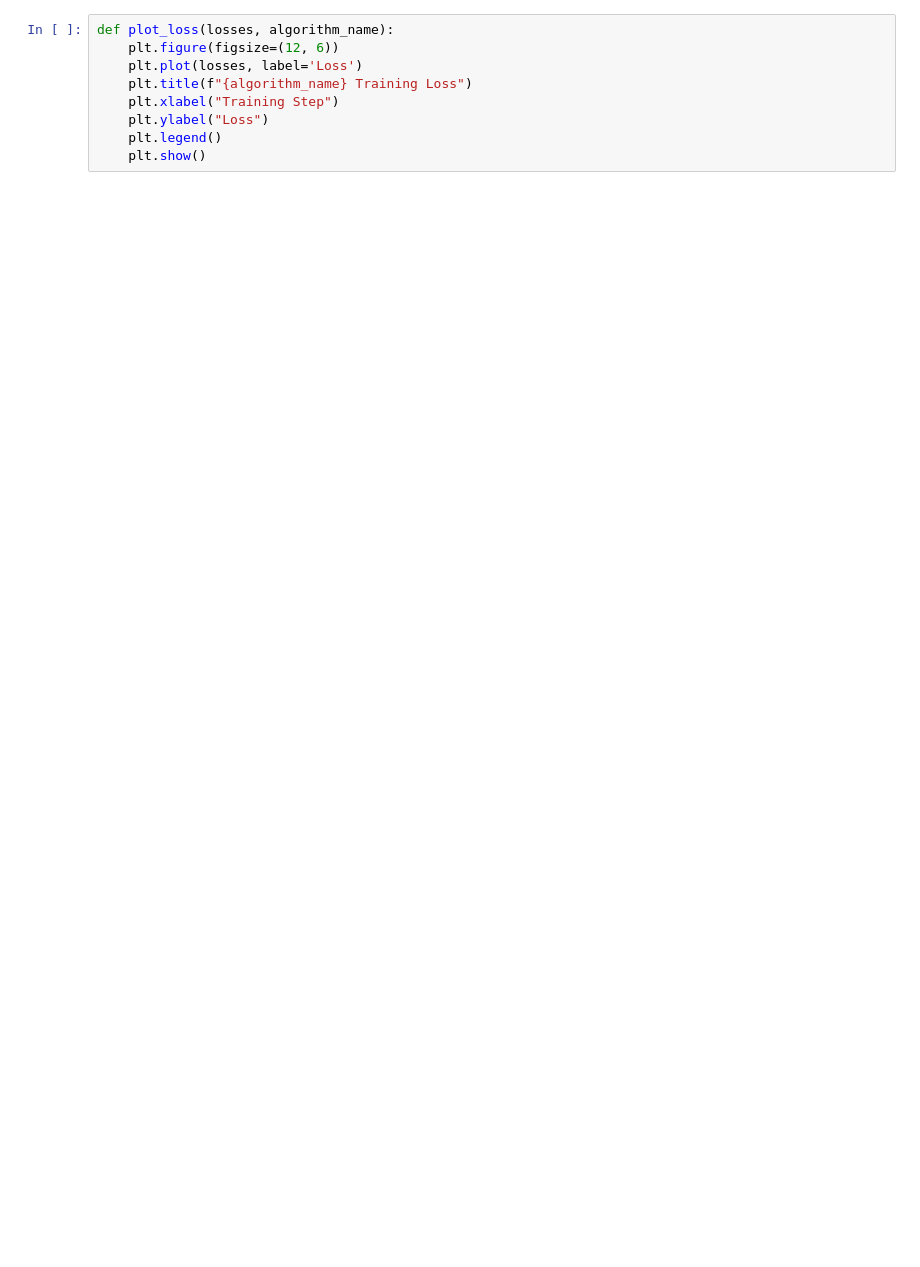
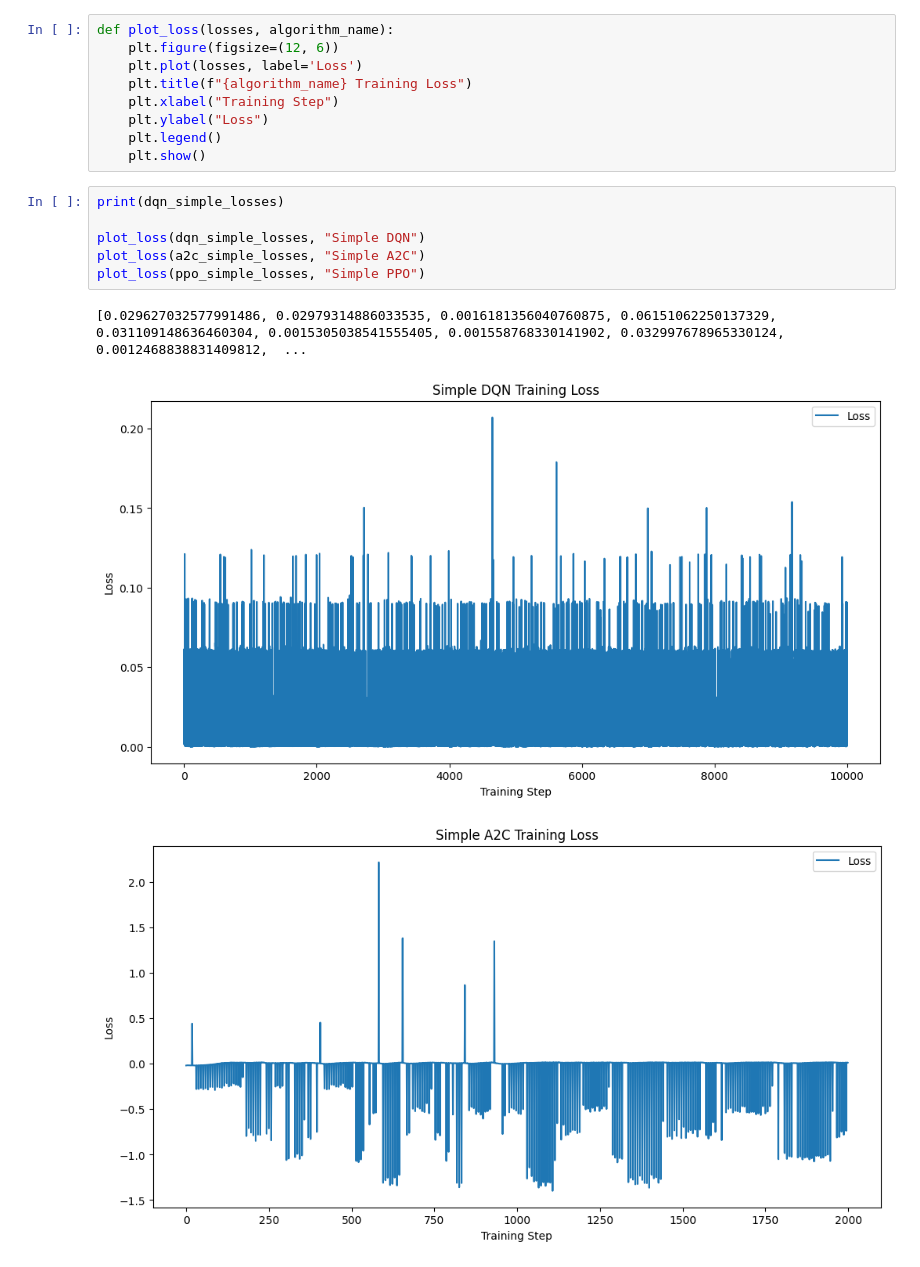
Before and after one commit to MaxiStahl1992/rl-pong, a Jupyter notebook: RL_Pong.ipynb, the cells around one changed output. Saved outputs shown, nothing was run; the diff lists cells and outputs as text; blank space fills up the shorter version.

```diff
--- a/RL_Pong.ipynb
+++ b/RL_Pong.ipynb
@@ -936,3 +977,13 @@ def plot_loss(losses, algorithm_name):
     plt.ylabel("Loss")
     plt.legend()
     plt.show()
+# %%
+print(dqn_simple_losses)
+
+plot_loss(dqn_simple_losses, "Simple DQN")
+plot_loss(a2c_simple_losses, "Simple A2C")
+plot_loss(ppo_simple_losses, "Simple PPO")
+# %% [output]
+[0.029627032577991486, 0.02979314886033535, 0.0016181356040760875, 0.06151062250137329, 0.031109148636460304, 0.0015305038541555405, 0.001558768330141902, 0.032997678965330124, 0.0012468838831409812,  ...
+[figure, added]
+[figure, added]
```
Also changed, not shown: parts of 27 cells of this notebook.
